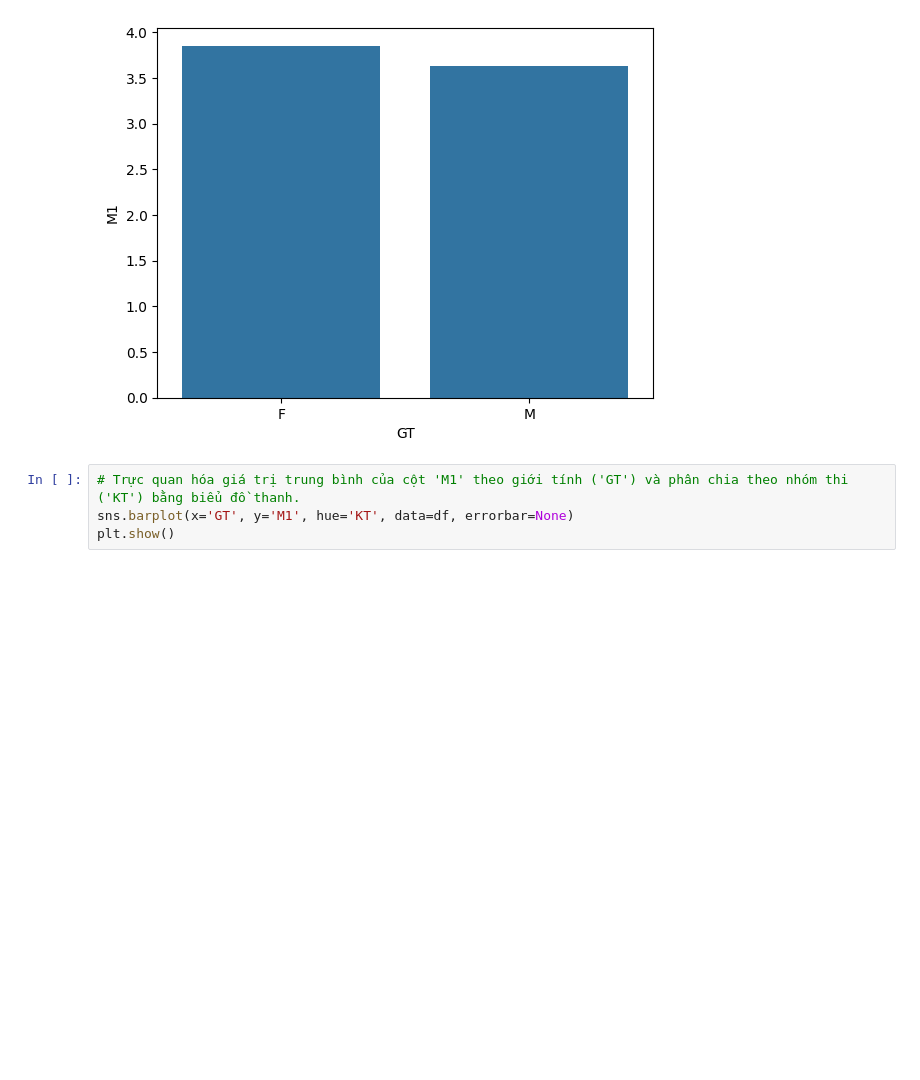
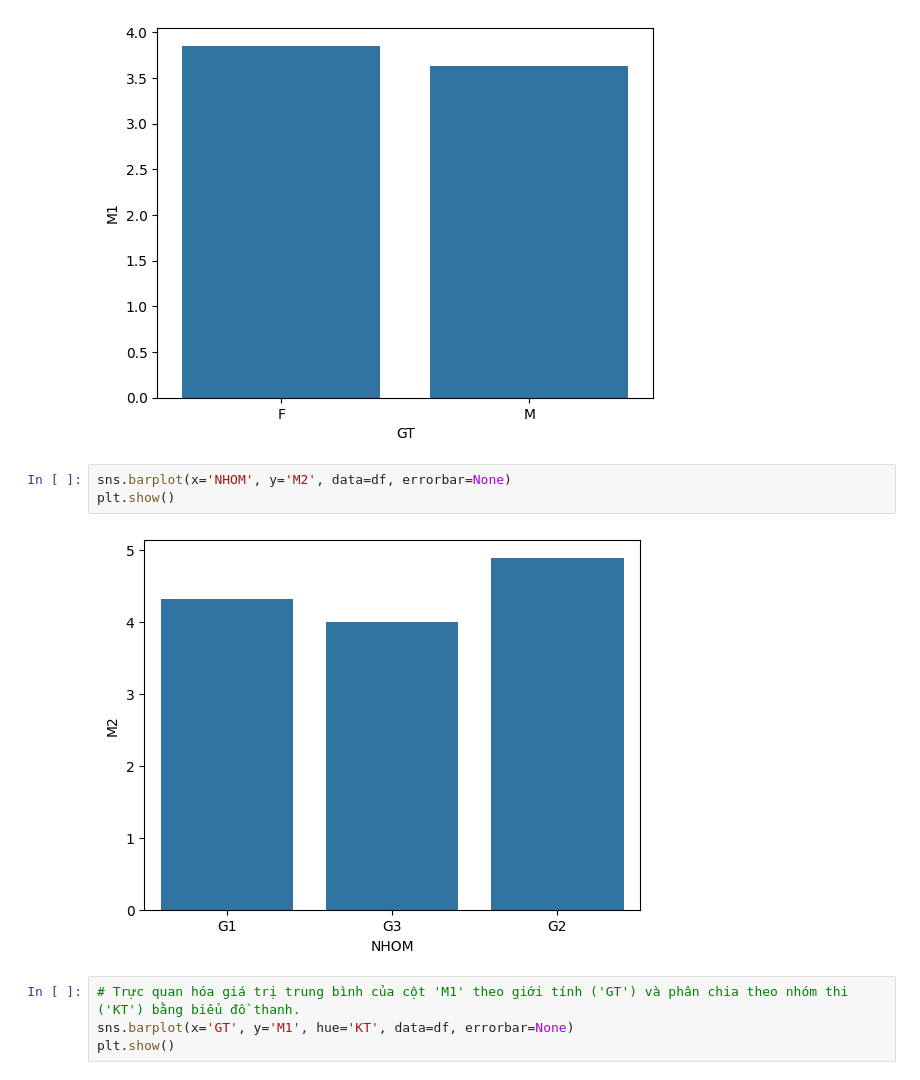
Before and after one commit to trgcghai/Code-data-1, a Jupyter notebook: tuan2.ipynb, the cells around one changed output. Saved outputs shown, nothing was run; the diff lists cells and outputs as text; blank space fills up the shorter version.

```diff
--- a/tuan2.ipynb
+++ b/tuan2.ipynb
@@ -318,6 +349,11 @@ sns.barplot(x='GT', y='M1', data=df, errorbar=None)
 plt.show()
 # %% [output]
 [figure]
+# %%
+sns.barplot(x='NHOM', y='M2', data=df, errorbar=None)
+plt.show()
+# %% [output]
+[figure, added]
 # %%
 # Trực quan hóa giá trị trung bình của cột 'M1' theo giới tính ('GT') và phân chia theo nhóm thi ('KT') bằng biểu đồ thanh.
 sns.barplot(x='GT', y='M1', hue='KT', data=df, errorbar=None)
```
Also changed, not shown: parts of 11 cells of this notebook, 1 other file.
